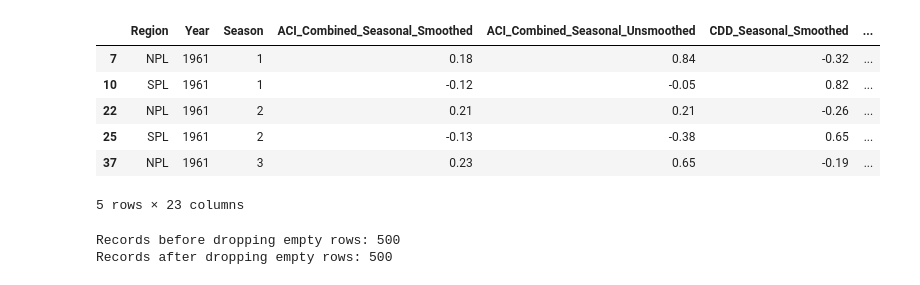
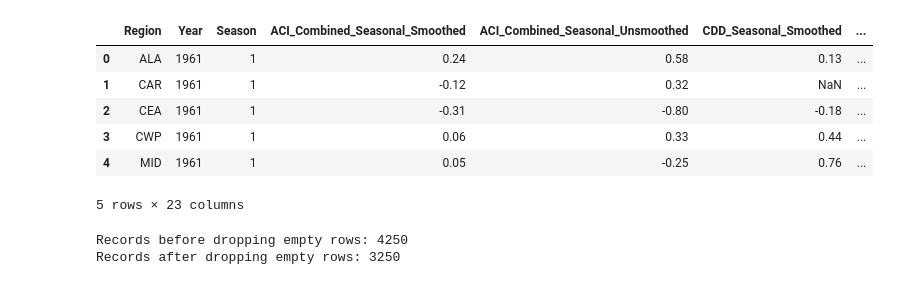
Before and after one commit to dcode15/ms-aai-500-final-project, a Jupyter notebook: scripts/CDD_Model.ipynb, the cells around one changed output. Saved outputs shown, nothing was run; the diff lists cells and outputs as text; code cells hidden in the pictures.

```diff
--- a/scripts/CDD_Model.ipynb
+++ b/scripts/CDD_Model.ipynb
@@ -11,20 +12,20 @@ from typing import Dict, List, Any
 from math import inf
 # %%
 climate_df: pd.DataFrame = pd.read_csv("../data/Cleaned_Data_Seasonal.csv")
-climate_df = climate_df[climate_df["Region"].isin(["SPL", "NPL"])]
+# climate_df = climate_df[climate_df["Region"].isin(["CWP", "SWP", "CEA", "SEA", "SPL"])]
 climate_df.head()
 # %% [output]
 |  | Region | Year | Season | ACI_Combined_Seasonal_Smoothed | ACI_Combined_Seasonal_Unsmoothed | CDD_Seasonal_Smoothed | ... |
-| 7 | NPL | 1961 | 1 | 0.18 | 0.84 | -0.32 | ... |
-| 10 | SPL | 1961 | 1 | -0.12 | -0.05 | 0.82 | ... |
-| 22 | NPL | 1961 | 2 | 0.21 | 0.21 | -0.26 | ... |
-| 25 | SPL | 1961 | 2 | -0.13 | -0.38 | 0.65 | ... |
-| 37 | NPL | 1961 | 3 | 0.23 | 0.65 | -0.19 | ... |
+| 0 | ALA | 1961 | 1 | 0.24 | 0.58 | 0.13 | ... |
+| 1 | CAR | 1961 | 1 | -0.12 | 0.32 | NaN | ... |
+| 2 | CEA | 1961 | 1 | -0.31 | -0.80 | -0.18 | ... |
+| 3 | CWP | 1961 | 1 | 0.06 | 0.33 | 0.44 | ... |
+| 4 | MID | 1961 | 1 | 0.05 | -0.25 | 0.76 | ... |
 5 rows × 23 columns
 # %%
 print(f"Records before dropping empty rows: {len(climate_df)}")
 climate_df = climate_df.dropna()
 print(f"Records after dropping empty rows: {len(climate_df)}")
 # %% [output]
-Records before dropping empty rows: 500
-Records after dropping empty rows: 500
+Records before dropping empty rows: 4250
+Records after dropping empty rows: 3250
```
Also changed, not shown: parts of 14 cells of this notebook.
